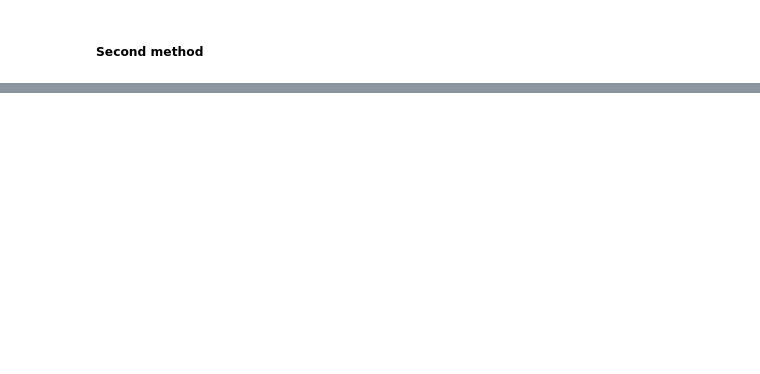
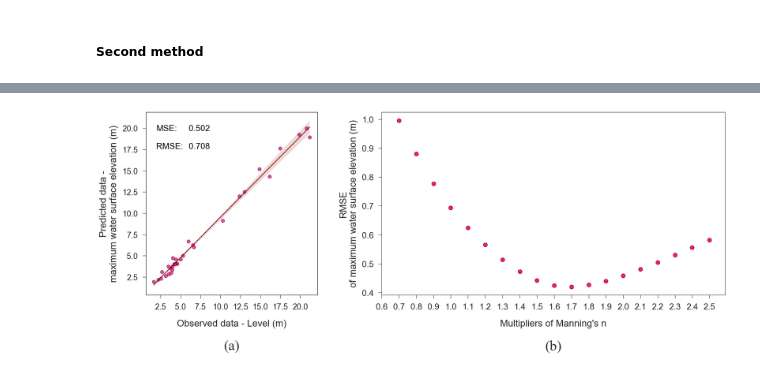
Before and after one commit to Martin20494/Grid_Orientation, a Jupyter notebook: validation_calibration/scripts/Evaluationfor_validation_calibration.ipynb, the cells around one changed output, grey strips where cells are left out. Saved outputs shown, nothing was run; the diff lists cells and outputs as text; code cells hidden in the pictures; blank space fills up the shorter version.

```diff
--- a/validation_calibration/scripts/Evaluationfor_validation_calibration.ipynb
+++ b/validation_calibration/scripts/Evaluationfor_validation_calibration.ipynb
@@ -473,0 +395,89 @@ plt.savefig(fr"{main_dir}\calibration_noconnectedline.png", bbox_inches='tight',
+# %%
+# Plot
+fig, ax = plt.subplots(1, 2, figsize=(22, 7), gridspec_kw={'width_ratios': [1, 2]})
+
+plt.subplots_adjust(wspace=.25)
+
+# Size for title and label
+fontsize = 20
+labelpad = 18
+
+# Plot
+sns.regplot(x='level', y='mxe', data=validation_df,
+            scatter_kws={"s": 50, 'edgecolor': 'black', 'color':'deeppink', 'linewidth':.7},
+            line_kws={'color':'darkred', 'linewidth':1.5}, marker='o', ci=95, ax=ax[0])
+
+# Adjust x and y labels
+ax[0].set_xlabel("Observed data - Level (m)", fontsize=fontsize, labelpad=labelpad)
+ax[0].set_ylabel("Predicted data -\nmaximum water surface elevation (m)", rotation=-270, fontsize=fontsize, labelpad=labelpad-10)
+
+# Set up ticks
+ax[0].set_yticks(np.arange(2.5, 21, 2.5))
+
+# For frame
+for spine in ax[0].spines.values():
+    spine.set_edgecolor('black')
+
+# Set up ticks
+for item in (ax[0].get_xticklabels() + ax[0].get_yticklabels()):  # For x, y ticks' labels
+    item.set_fontsize(fontsize-3)
+ax[0].tick_params(direction='out', length=7, pad=labelpad-8)
+
+
+title_error = "MSE:\n\nRMSE:"
+error = f"{validation_mxe_mse:.3f}\n\n{validation_mxe_rmse:.3f}"
+
+# Error added into the text
+# Ref: https://github.com/matplotlib/matplotlib/issues/253/
+#      https://stackoverflow.com/questions/67366092/valueerror-alignment-not-allowed-in-string-format-specifier-sometimes-not
+#      https://stackoverflow.com/questions/8234445/format-output-string-right-alignment
+ax[0].text(
+    .06, .8, # Control the text on the x axis and y axis
+    title_error,
+    size=fontsize-2, ha='left', color='black', transform=ax[0].transAxes
+)
+ax[0].text(
+    .25, .8, # Control the text on the x axis and y axis
+    error,
+    size=fontsize-2, ha='left', color='black', transform=ax[0].transAxes
+)
+
+# Caption
+font = {'fontname': 'Times New Roman'}
+ax[0].text(.5, -.28, '(a)', fontsize=30,
+             horizontalalignment='center', verticalalignment='center', linespacing=9.5, **font, transform=ax[0].transAxes)
+
+
+
+
+# Plot
+ax[1].scatter(x=n_calibration[1:], y=rmse_selectedmissing_list[1:],
+           facecolor='deeppink', edgecolor='maroon', linewidth=1, s=70, zorder=2)
+
+# Set up ticks
+ax[1].set_xticks(np.arange(.6, 2.6, .1))
+# ax.set_yticks(np.arange(.3, 1, .1))
+
+# # Set up x limit
+# ax.set_ylim(bottom=.37)
+
+# Adjust x and y labels
+ax[1].set_xlabel("Multipliers of Manning's n", fontsize=fontsize, labelpad=labelpad)
+ax[1].set_ylabel("RMSE\nof maximum water surface elevation (m)", rotation=-270, fontsize=fontsize, labelpad=labelpad-10)
+
+
+# Set up ticks
+for item in (ax[1].get_xticklabels() + ax[1].get_yticklabels()):  # For x, y ticks' labels
+    item.set_fontsize(fontsize-2)
+ax[1].tick_params(direction='out', length=7, pad=labelpad-8)
+
+# Caption
+font = {'fontname': 'Times New Roman'}
+ax[1].text(.5, -.28, '(b)', fontsize=30,
+             horizontalalignment='center', verticalalignment='center', linespacing=9.5, **font, transform=ax[1].transAxes)
+
+
+
+
+# plt.savefig(fr"{main_dir}\val_cal.png", bbox_inches='tight', dpi=400)
+# %% [output]
@@ -473,0 +485 @@ plt.savefig(fr"{main_dir}\calibration_noconnectedline.png", bbox_inches='tight',
+[figure, added]
```
Also changed, not shown: parts of 20 cells of this notebook.
